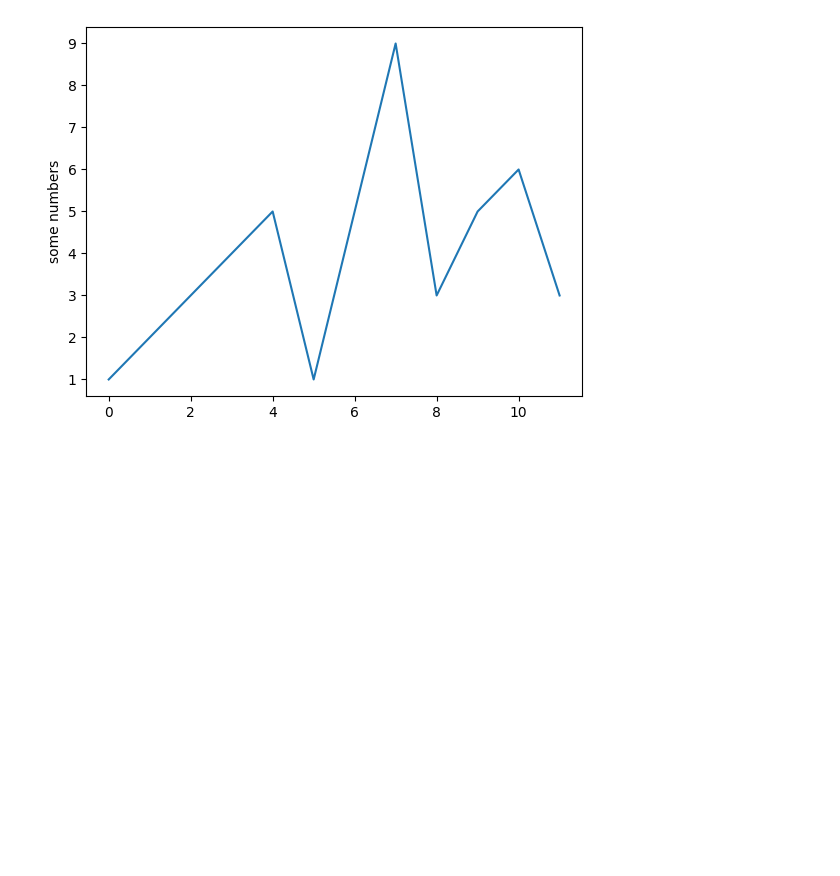
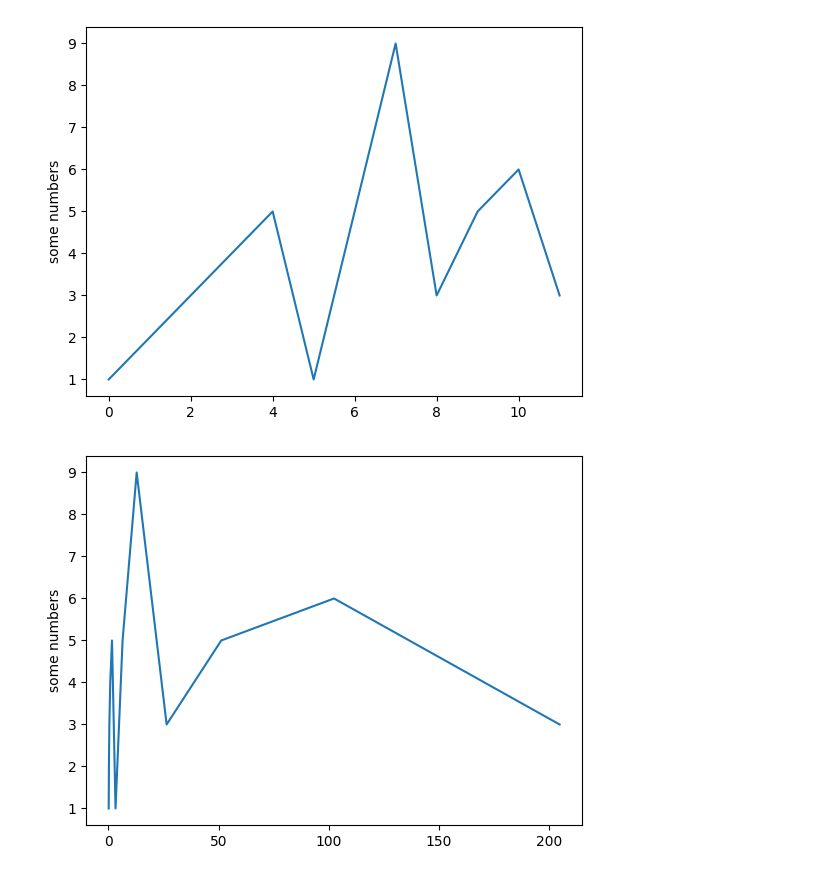
Before and after one commit to philippabele/deep-groove-with-tensorflow, a Jupyter notebook: test.ipynb, the cells around one changed output. Drawn from its saved outputs; the diff is of its cells as text; code cells hidden in the pictures; blank space fills up the shorter version.

```diff
--- a/test.ipynb
+++ b/test.ipynb
@@ -1,9 +1,14 @@
 # %%
 import tensorflow
 import matplotlib.pyplot as plt
 
 plt.plot([1,2,3,4,5,1,5,9,3,5,6,3])
 plt.ylabel('some numbers')
 plt.show()
+
+plt.plot( [0.1,0.2,0.4,0.8,1.6,3.2,6.4,12.8,26.4,51.2,102.4, 204.8], [1,2,3,4,5,1,5,9,3,5,6,3])
+plt.ylabel('some numbers')
+plt.show()
 # %% [output]
 [figure]
+[figure, added]
```
Also changed, not shown: parts of 2 cells of this notebook.
